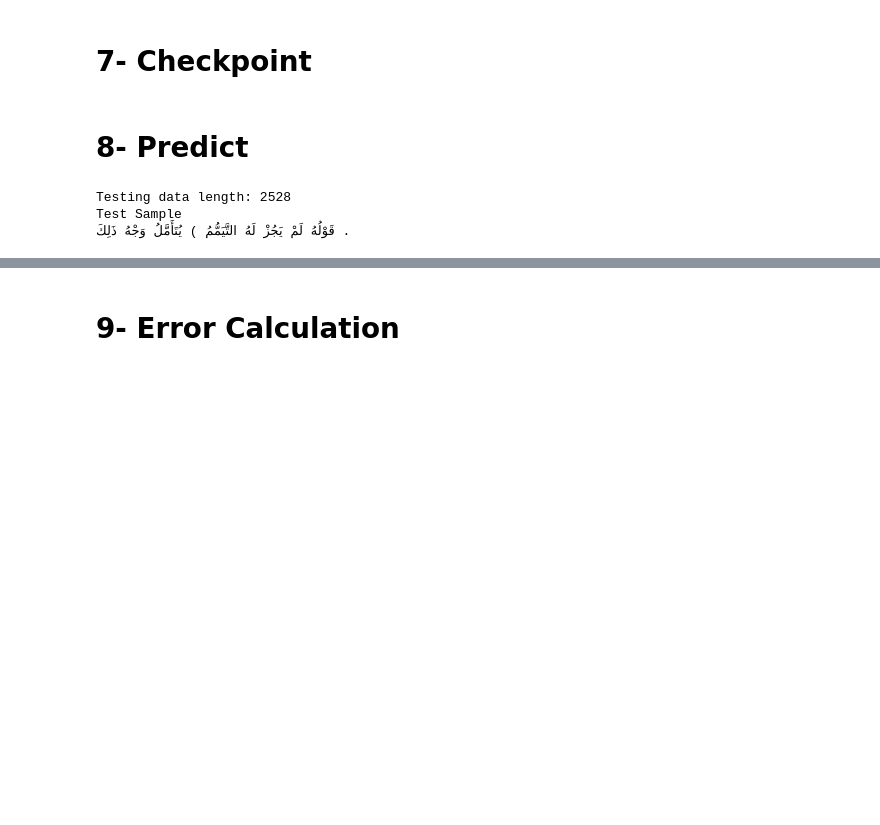
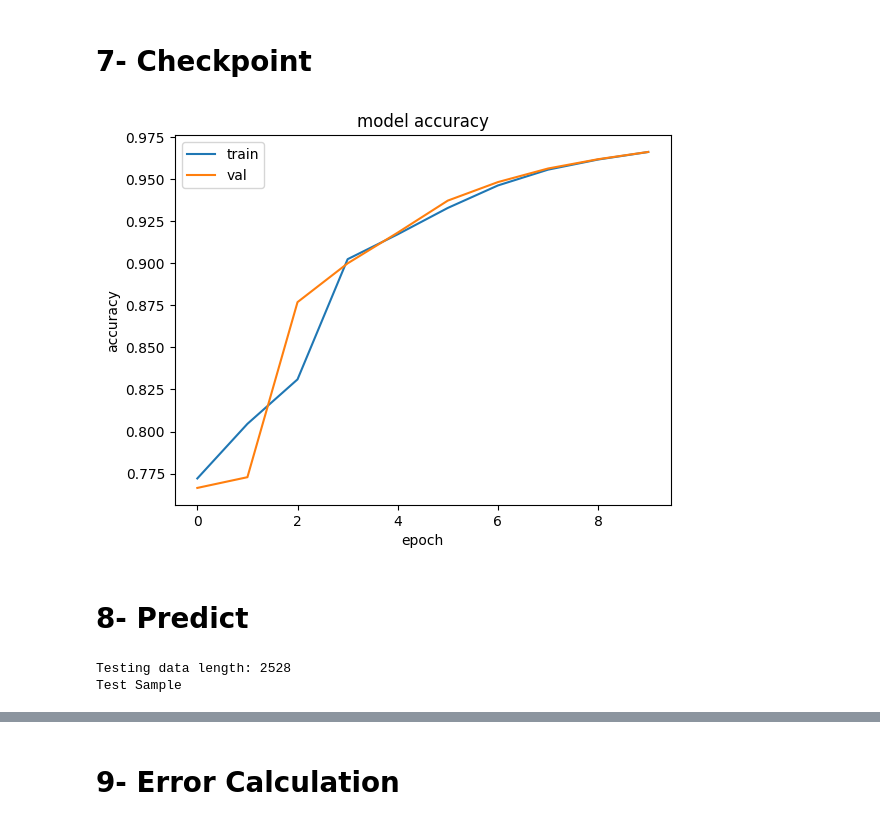
Before and after one commit to NinaM31/Arabic-Text-Diacritization, a Jupyter notebook: Models/BiLSTM_word2vec.ipynb, the cells around one changed output, grey strips where cells are left out. Saved outputs shown, nothing was run; the diff lists cells and outputs as text; code cells hidden in the pictures; blank space fills up the shorter version.

Commit message:
UPD: Baseline W2V

```diff
--- a/Models/BiLSTM_word2vec.ipynb
+++ b/Models/BiLSTM_word2vec.ipynb
@@ -218,11 +216,10 @@ def punc_split(data):
 
   return split_data
 
-def split_on_length(data, max_len=500):
+def split_on_length(data, max_len=100):
     splitted_data = list()
 
     for sentence in punc_split(data):
-
        new_sentence = remove_diacritics_line(sentence).strip()
 
        if len(new_sentence) != 0:
@@ -450,7 +442,7 @@ class custom_data_generator(Sequence):
 # %%
 def build_model():
    model = Sequential()
-   model.add(InputLayer(input_shape=(None, 397)))
+   model.add(InputLayer(input_shape=(None, 398)))
 
    model.add(Bidirectional(LSTM(units=256,return_sequences=True,kernel_initializer=glorot_normal(seed=500))))
    model.add(Dropout(0.5))
@@ -488,11 +480,7 @@ def fit_model(model, epochs, batch_size, train_data, val_data):
     random.shuffle(train_data)
     random.shuffle(val_data)
 
-    train_data = list(sorted(train_data, key=lambda item: len(remove_diacritics_line(item))))
-    val_data   = list(sorted(val_data,   key=lambda item: len(remove_diacritics_line(item))))
-
-    checkpoint_path = '/content/drive/MyDrive/ATD-WSD/Baseline-w2v/epoch{epoch:02d}.ckpt'
-
+    checkpoint_path = './Checkpoints/Bilstm-WSD/epoch{epoch:02d}.ckpt'
     checkpoint_cb = ModelCheckpoint(checkpoint_path, verbose=0)
 
     training_generator = custom_data_generator(train_data, batch_size)
@@ -501,4 +489,4 @@ def fit_model(model, epochs, batch_size, train_data, val_data):
     history =  model.fit(training_generator,validation_data=val_generator,epochs=epochs,callbacks=[checkpoint_cb])
     return history
 # %%
-history = fit_model(model, 5, 256, clean_diac_train_data, clean_diac_val_data)
+history = fit_model(model, 10, 256, clean_diac_train_data, clean_diac_val_data)
@@ -519,6 +496,18 @@ Epoch 5/5
 joblib.dump(model, 'baseline.joblib')
 filename = 'baseline.sav'
 pickle.dump(model, open(filename, 'wb'))
+# %%
+from matplotlib import pyplot as plt
+
+plt.plot(history.history['accuracy'])
+plt.plot(history.history['val_accuracy'])
+plt.title('model accuracy')
+plt.ylabel('accuracy')
+plt.xlabel('epoch')
+plt.legend(['train', 'val'], loc='upper left')
+plt.show()
+# %% [output]
+[figure, added]
 # %% [markdown]
 # 8- Predict
 # %%
@@ -548,13 +542,12 @@ def predict_text(data, model, file_name):
 model_file_path = 'baseline.joblib'
 model = joblib.load(model_file_path)
 # %%
-test_data = read_json("/content/2528_test_wsd.json")
+test_data = read_json("../Dataset/2528_test_wsd.json")
 
 print('Testing data length:', len(test_data))
 print("Test Sample")
-print(test_data[100])
+# print(test_data[100])
 # %% [output]
 Testing data length: 2528
 Test Sample
-قَوْلُهُ لَمْ يَجُزْ لَهُ التَّيَمُّمُ ) يُتَأَمَّلُ وَجْهُ ذَلِكَ .
 # %%
```
Also changed, not shown: parts of 21 cells of this notebook.
